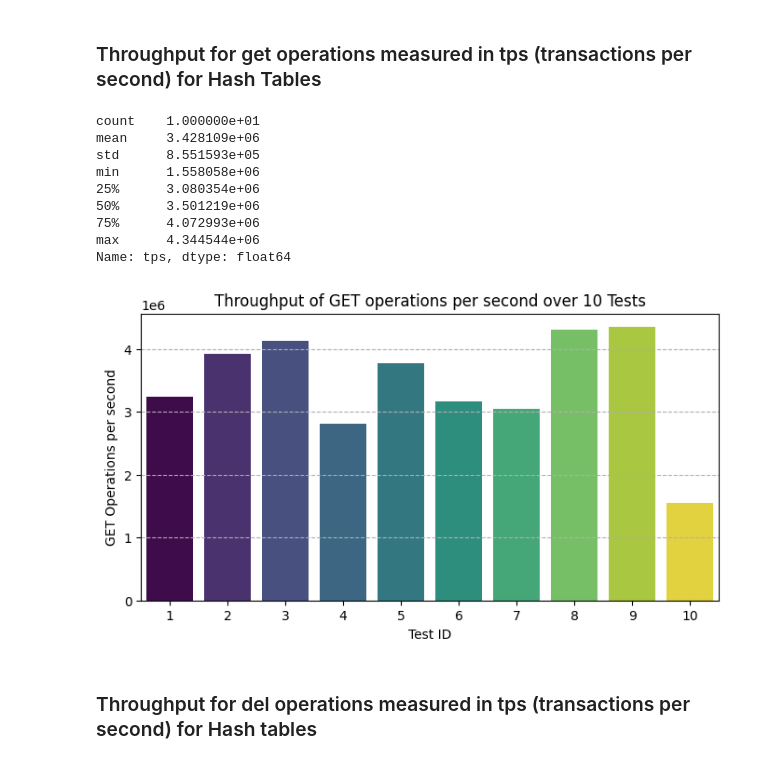
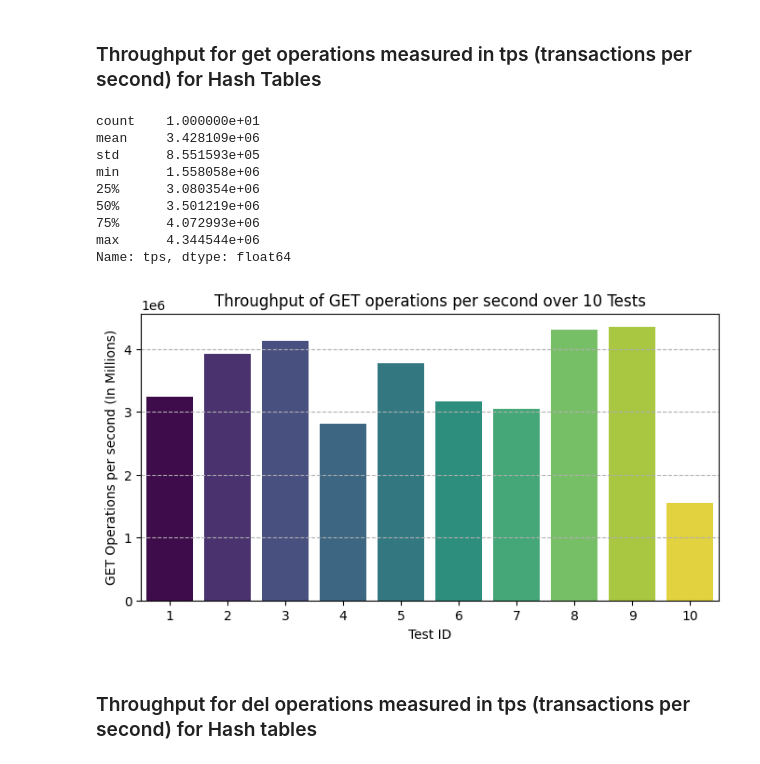
Before and after one commit to rayaan01/switchboard, a Jupyter notebook: jupyter/Analysis.ipynb, the cells around one changed output. Cells and saved outputs as stored; diff of their text form; code cells hidden in the pictures.

```diff
--- a/jupyter/Analysis.ipynb
+++ b/jupyter/Analysis.ipynb
@@ -655,27 +664,27 @@ Name: tps, dtype: float64
 # %%
 df = pd.read_csv('hash_tables/throughput/hash_table_tps_get_metrics.csv')
 
 print(df['tps'].describe())
 
 plt.figure(figsize=(8, 4))
 sns.barplot(x='test_id', y='tps', data=df, hue='test_id', palette='viridis', legend=False)
 plt.title('Throughput of GET operations per second over 10 Tests')
 plt.xlabel('Test ID')
-plt.ylabel('GET Operations per second')
+plt.ylabel('GET Operations per second (In Millions)')
 plt.grid(axis='y', linestyle='--')
 plt.savefig('hash_tables/throughput/hash_table_tps_get_metrics_plot.png', bbox_inches='tight')
 plt.show()
 # %% [output]
 count    1.000000e+01
 mean     3.428109e+06
 std      8.551593e+05
 min      1.558058e+06
 25%      3.080354e+06
 50%      3.501219e+06
 75%      4.072993e+06
 max      4.344544e+06
 Name: tps, dtype: float64
-[figure, old version]
+[figure, new version]
 # %% [markdown]
 ### Throughput for del operations measured in tps (transactions per second) for Hash tables
 # %%
```
Also changed, not shown: parts of 4 cells of this notebook, 5 other files.
